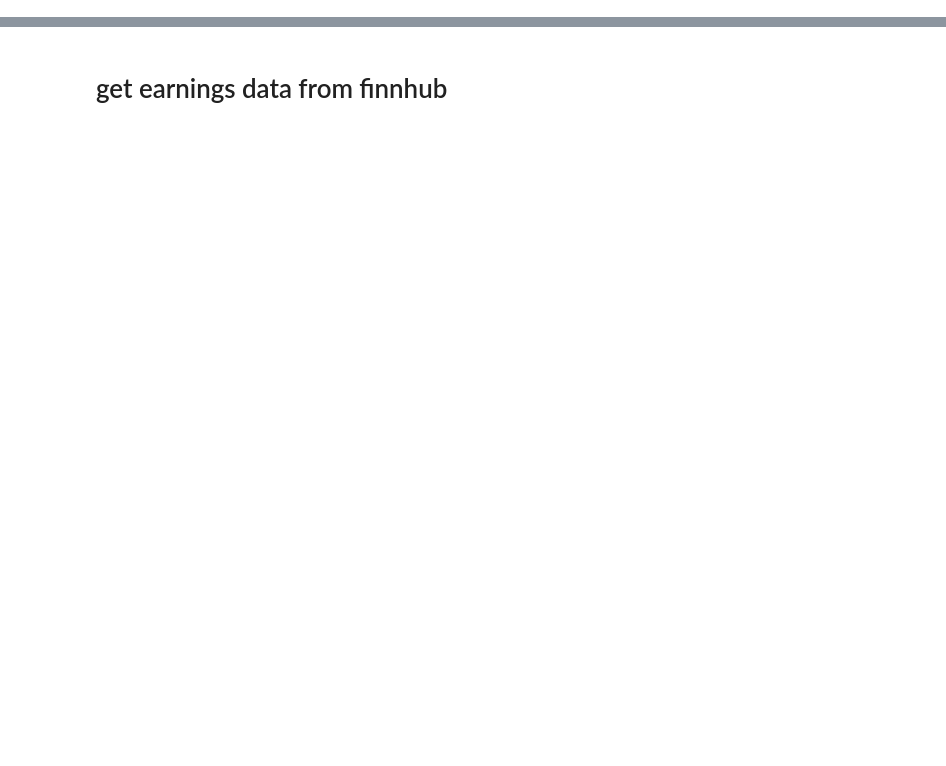
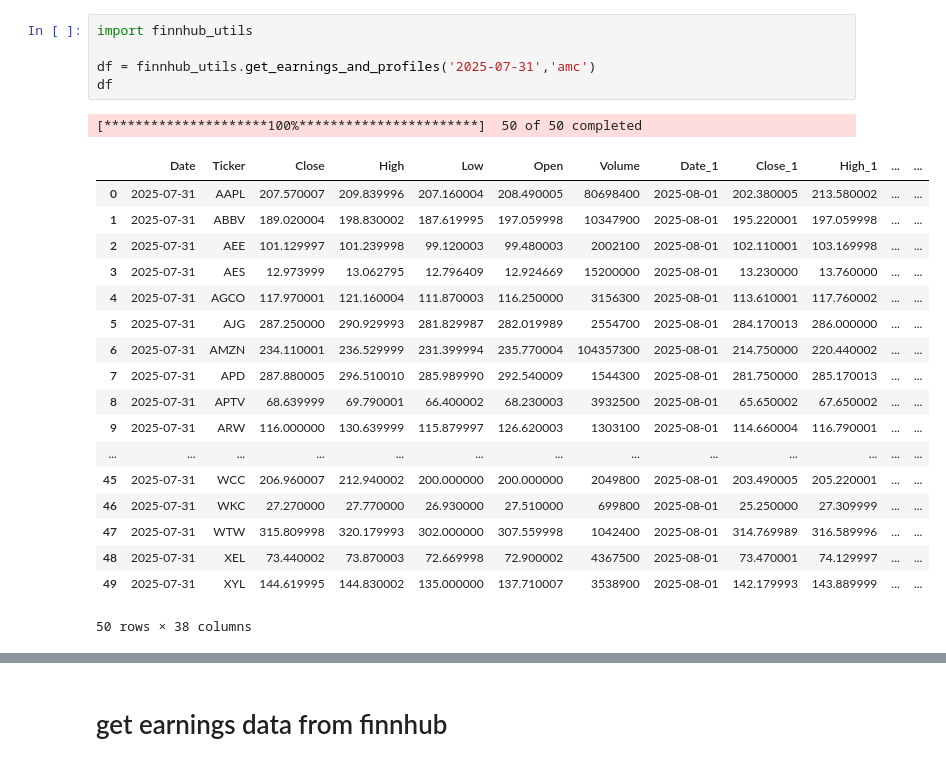
Before and after one commit to jiongmumu/TradingAgents, a Jupyter notebook: tradingagents/dataflows/test_utils.ipynb, the cells around one changed output, grey strips where cells are left out. Drawn from its saved outputs; the diff is of its cells as text; blank space fills up the shorter version.

Commit message:
get a day for earnings and check changes before/after earnings.

```diff
--- a/tradingagents/dataflows/test_utils.ipynb
+++ b/tradingagents/dataflows/test_utils.ipynb
@@ -38,0 +36,25 @@ tuple
+# %%
+import finnhub_utils
+
+df = finnhub_utils.get_earnings_and_profiles('2025-07-31','amc')
+df
+# %% [output]
+[*********************100%***********************]  50 of 50 completed
+|  | Date | Ticker | Close | High | Low | Open | Volume | Date_1 | Close_1 | High_1 | ... | ... |
+| 0 | 2025-07-31 | AAPL | 207.570007 | 209.839996 | 207.160004 | 208.490005 | 80698400 | 2025-08-01 | 202.380005 | 213.580002 | ... | ... |
+| 1 | 2025-07-31 | ABBV | 189.020004 | 198.830002 | 187.619995 | 197.059998 | 10347900 | 2025-08-01 | 195.220001 | 197.059998 | ... | ... |
+| 2 | 2025-07-31 | AEE | 101.129997 | 101.239998 | 99.120003 | 99.480003 | 2002100 | 2025-08-01 | 102.110001 | 103.169998 | ... | ... |
+| 3 | 2025-07-31 | AES | 12.973999 | 13.062795 | 12.796409 | 12.924669 | 15200000 | 2025-08-01 | 13.230000 | 13.760000 | ... | ... |
+| 4 | 2025-07-31 | AGCO | 117.970001 | 121.160004 | 111.870003 | 116.250000 | 3156300 | 2025-08-01 | 113.610001 | 117.760002 | ... | ... |
+| 5 | 2025-07-31 | AJG | 287.250000 | 290.929993 | 281.829987 | 282.019989 | 2554700 | 2025-08-01 | 284.170013 | 286.000000 | ... | ... |
+| 6 | 2025-07-31 | AMZN | 234.110001 | 236.529999 | 231.399994 | 235.770004 | 104357300 | 2025-08-01 | 214.750000 | 220.440002 | ... | ... |
+| 7 | 2025-07-31 | APD | 287.880005 | 296.510010 | 285.989990 | 292.540009 | 1544300 | 2025-08-01 | 281.750000 | 285.170013 | ... | ... |
+| 8 | 2025-07-31 | APTV | 68.639999 | 69.790001 | 66.400002 | 68.230003 | 3932500 | 2025-08-01 | 65.650002 | 67.650002 | ... | ... |
+| 9 | 2025-07-31 | ARW | 116.000000 | 130.639999 | 115.879997 | 126.620003 | 1303100 | 2025-08-01 | 114.660004 | 116.790001 | ... | ... |
+| ... | ... | ... | ... | ... | ... | ... | ... | ... | ... | ... | ... | ... |
+| 45 | 2025-07-31 | WCC | 206.960007 | 212.940002 | 200.000000 | 200.000000 | 2049800 | 2025-08-01 | 203.490005 | 205.220001 | ... | ... |
+| 46 | 2025-07-31 | WKC | 27.270000 | 27.770000 | 26.930000 | 27.510000 | 699800 | 2025-08-01 | 25.250000 | 27.309999 | ... | ... |
+| 47 | 2025-07-31 | WTW | 315.809998 | 320.179993 | 302.000000 | 307.559998 | 1042400 | 2025-08-01 | 314.769989 | 316.589996 | ... | ... |
+| 48 | 2025-07-31 | XEL | 73.440002 | 73.870003 | 72.669998 | 72.900002 | 4367500 | 2025-08-01 | 73.470001 | 74.129997 | ... | ... |
+| 49 | 2025-07-31 | XYL | 144.619995 | 144.830002 | 135.000000 | 137.710007 | 3538900 | 2025-08-01 | 142.179993 | 143.889999 | ... | ... |
+50 rows × 38 columns
```
Also changed, not shown: parts of 35 cells of this notebook, 11 other files.
